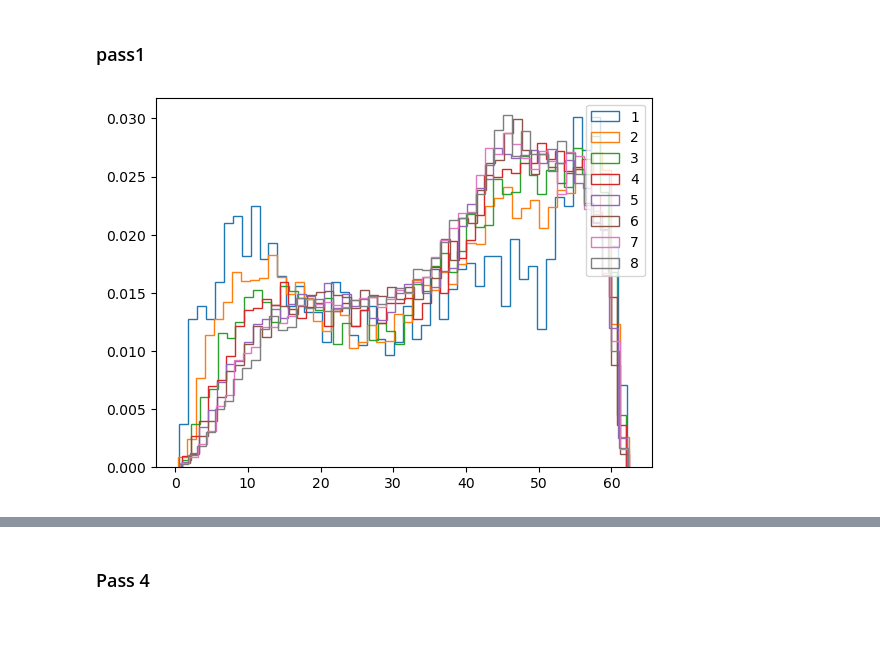
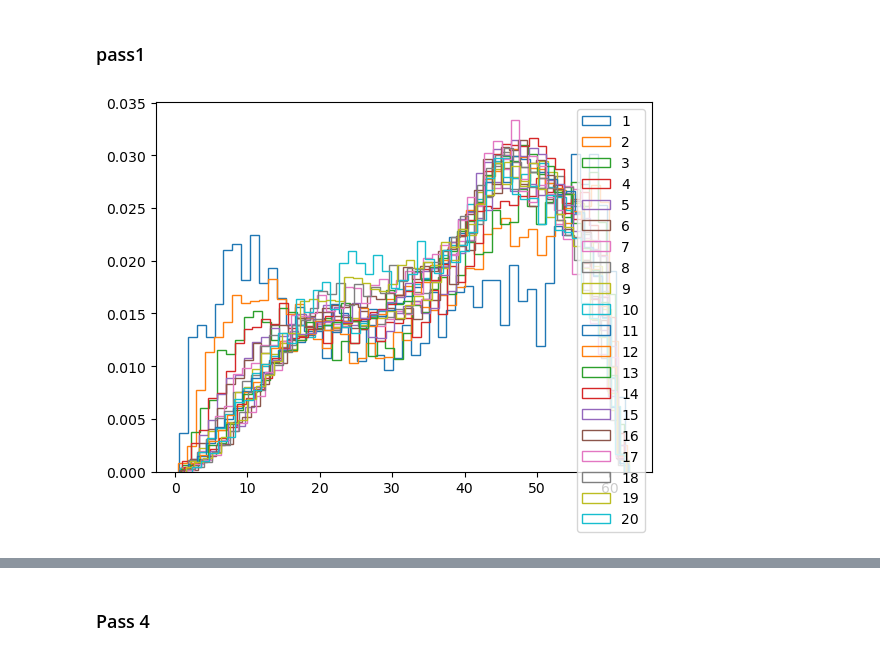
Before and after one commit to PRISBteam/Voronoi_PCC_Analyser, a Jupyter notebook: Disorientations.ipynb, the cells around one changed output, grey strips where cells are left out. Drawn from its saved outputs; the diff is of its cells as text; code cells hidden in the pictures; blank space fills up the shorter version.

```diff
--- a/Disorientations.ipynb
+++ b/Disorientations.ipynb
@@ -69,0 +140,5 @@ pass4
+# %%
+for i in range(1, 9):
+    plt.hist(rand_disangles[i], bins=[0, 15, 62], density=True, histtype='step', label=str(i))
+plt.legend()
+plt.show()
@@ -69,0 +147,5 @@ pass4
+# %%
+for i in range(1, 9):
+    plt.hist(rand_disangles[i], bins=np.arange(0,62,5), density=True, histtype='step', label=str(i))
+plt.legend()
+plt.show()
@@ -69,0 +154,5 @@ pass4
+# %%
+for i in range(1, 9):
+    plt.hist(rand_disangles[i], bins=[0, 15, 30, 60], density=True, histtype='step', label=str(i))
+plt.legend()
+plt.show()
@@ -106,19 +197,20 @@ print(Q)
 ### pass1
 # %%
 dirname = 'Experimental_Data/ECAP2022/Cu_01Cr_01Zr/Neper_Cu_01Cr_01Zr/pass1/disangles'
+max_order = 20
 
 disangles = {}
-for i in range(1, 9):
+for i in range(1, max_order + 1):
     filename = os.path.join(dirname, f'disangles{i}.txt')
     disangles[i] = np.loadtxt(filename)
 
-for i in range(1, 9):
+for i in range(1, max_order + 1):
     plt.hist(disangles[i], bins=50, density=True, histtype='step', label=str(i))
 plt.legend()
 # plt.show()
 fname = os.path.join(dirname, f'disangles.png')
 plt.savefig(fname, dpi=300)
 
 disangles1 = disangles
 # %% [output]
-[figure, old version]
+[figure, new version]
```
Also changed, not shown: parts of 40 cells of this notebook.
